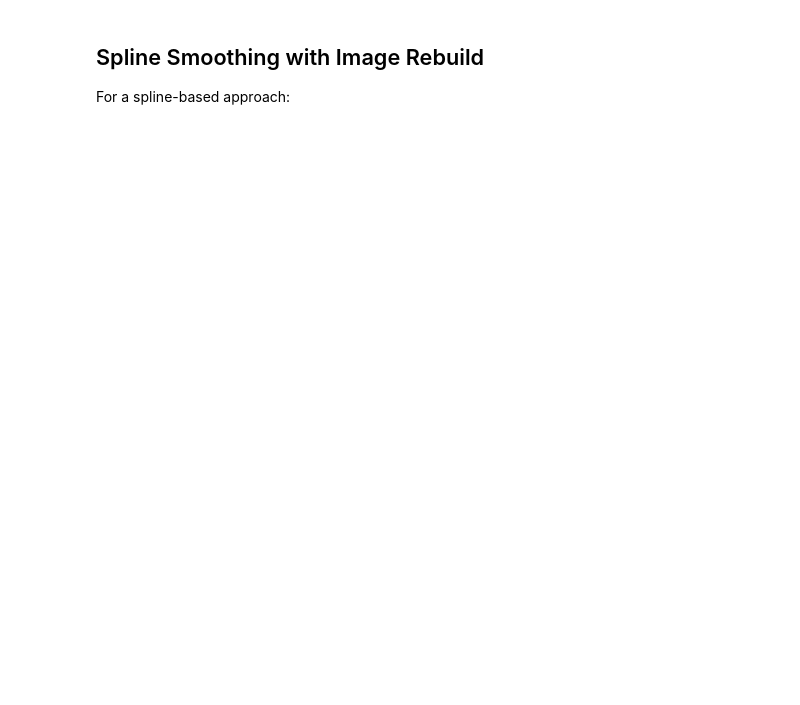
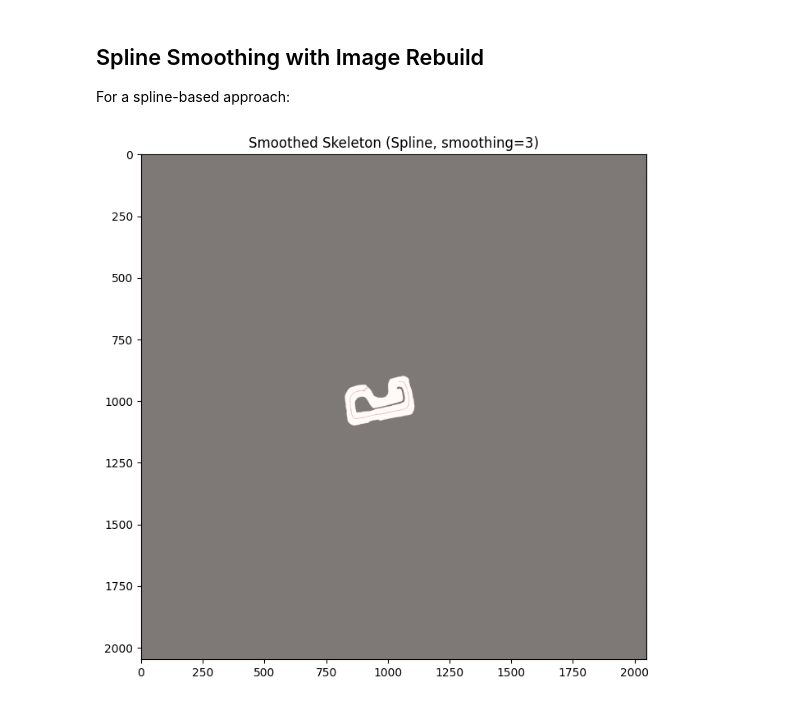
Before and after one commit to anjrew/race-lines-optimization, a Jupyter notebook: notebooks/create_map_boundries.ipynb, the cells around one changed output. Cells and saved outputs as stored; diff of their text form; code cells hidden in the pictures; blank space fills up the shorter version.

```diff
--- a/notebooks/create_map_boundries.ipynb
+++ b/notebooks/create_map_boundries.ipynb
@@ -621,7 +661,8 @@ from scipy.interpolate import splprep, splev
 import numpy as np
 
 # Extract points from the (2048, 2048) skeleton image
-skeleton_points = np.array([(x, y) for y, x in np.where(skeleton > 0)])
+y_coords, x_coords = np.where(skeleton > 0)  # Get row (y) and column (x) indices
+skeleton_points = np.array(list(zip(x_coords, y_coords)))  # Combine into (x, y) pairs
 
 # Sort points
 sorted_points = [skeleton_points[0]]
@@ -632,34 +673,36 @@ while remaining:
     closest_idx = np.argmin(distances)
     if distances[closest_idx] < 10:
         sorted_points.append(remaining.pop(closest_idx))
     else:
         break
 skeleton_points = np.array(sorted_points)
 
 # Smoothing parameter
-smoothing_factor = 10  # Try 5, 10, 20
+smoothing_factor = 3  # Try 5, 10, 20
 
 # Fit spline
 tck, u = splprep([skeleton_points[:, 0], skeleton_points[:, 1]], s=smoothing_factor, per=0)
 smoothed_x, smoothed_y = splev(np.linspace(0, 1, len(skeleton_points) * 2), tck)
 smoothed_points = np.vstack((smoothed_x, smoothed_y)).T.astype(int)
 
 # Rebuild the image
 smoothed_skeleton = np.zeros_like(skeleton)  # Shape (2048, 2048)
 for x, y in smoothed_points:
     if 0 <= y < smoothed_skeleton.shape[0] and 0 <= x < smoothed_skeleton.shape[1]:
         smoothed_skeleton[y, x] = 255
 
 # Visualize
 plt.figure(figsize=(10, 8))
 plt.imshow(binary, cmap='gray')
 plt.imshow(smoothed_skeleton, cmap='Reds', alpha=0.5)
 plt.title(f'Smoothed Skeleton (Spline, smoothing={smoothing_factor})')
 plt.show()
 
 # Save if needed
 if output_path:
     cv2.imwrite(str(output_path / 'smoothed_skeleton.png'), smoothed_skeleton)
+# %% [output]
+[figure, added]
 # %%
 # Assuming 'skeleton' is your final skeleton image (uint8, 0s and 255s)
 smooth_factor = 5  # Final parameter: Gaussian kernel size (odd number, e.g., 3, 5, 7)
```
Also changed, not shown: parts of 6 cells of this notebook.
